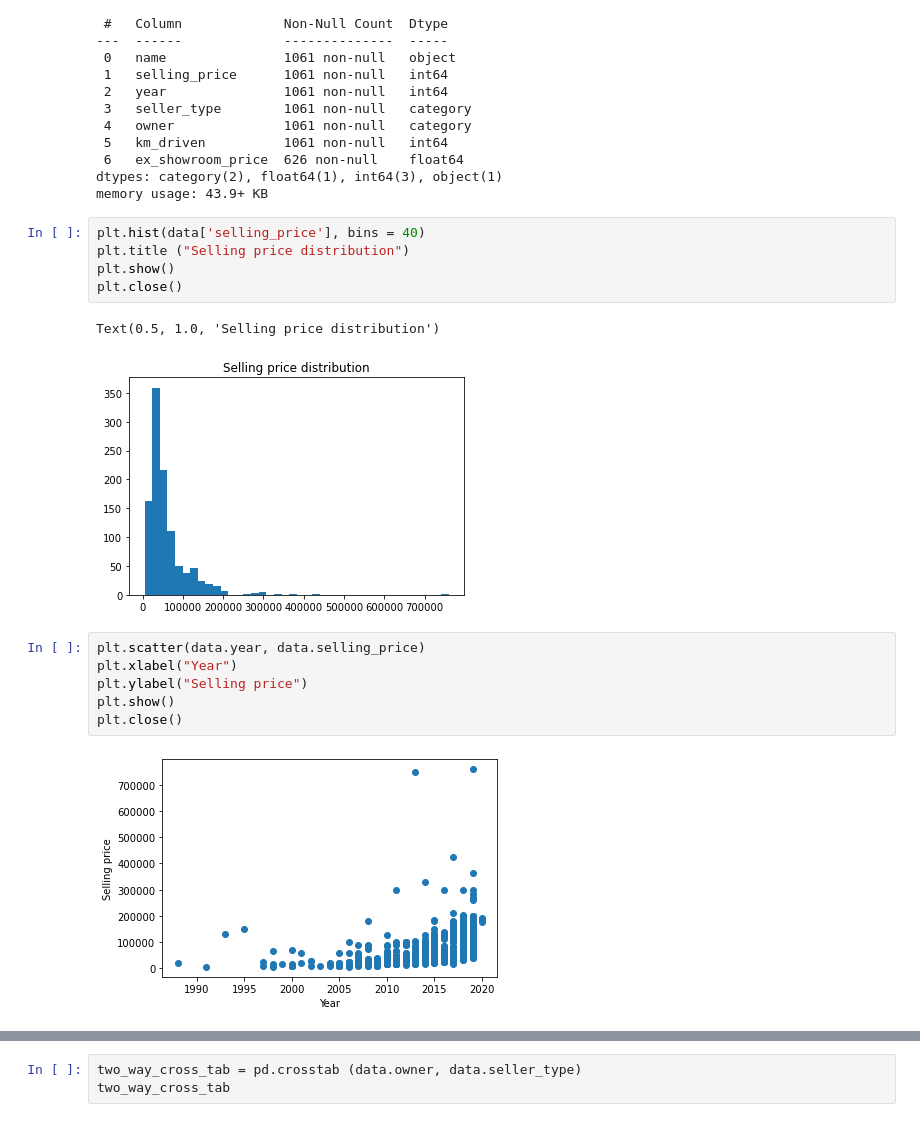
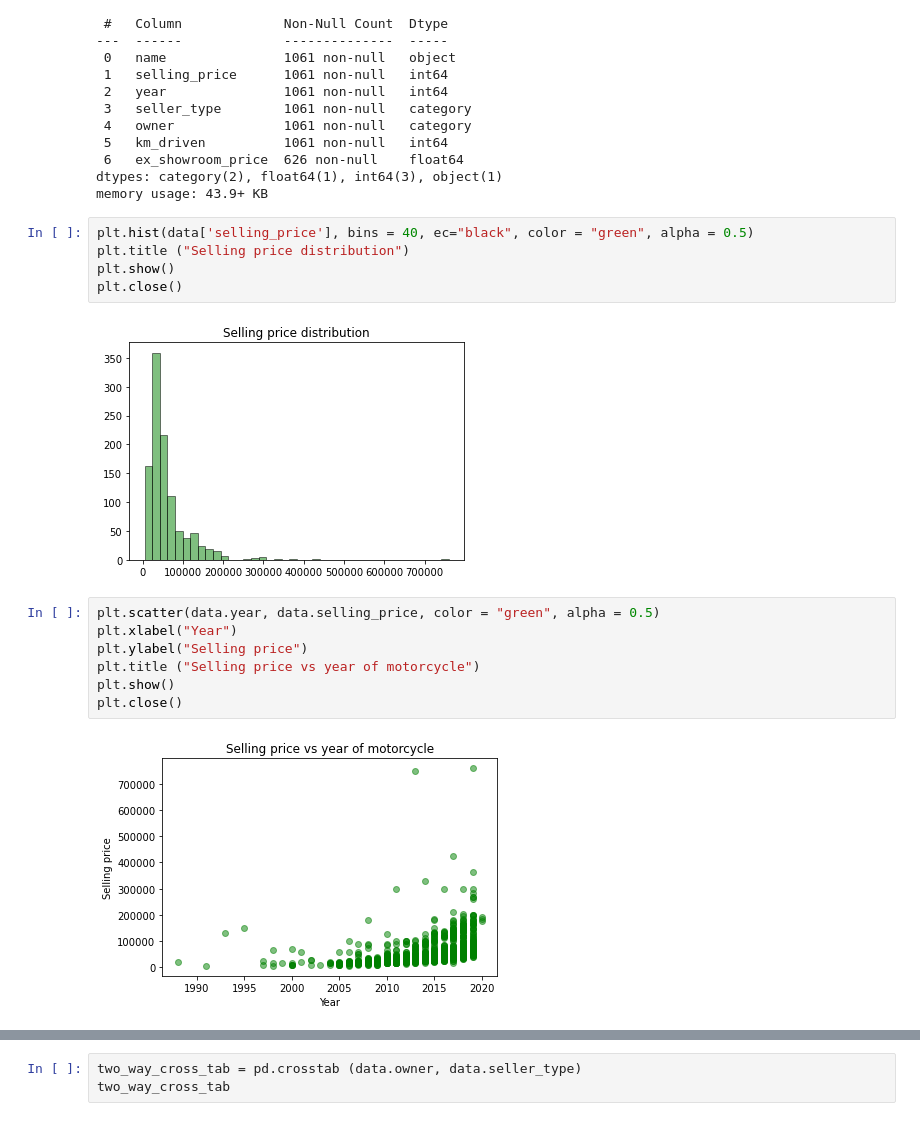
Before and after one commit to peshekhodko/ST590-Project1, a Jupyter notebook: Project1.ipynb, the cells around one changed output, grey strips where cells are left out. Cells and saved outputs as stored; diff of their text form.

Commit message:
Added more graphs

```diff
--- a/Project1.ipynb
+++ b/Project1.ipynb
@@ -51,18 +65,18 @@ Data columns (total 7 columns):
 dtypes: category(2), float64(1), int64(3), object(1)
 memory usage: 43.9+ KB
 # %%
-plt.hist(data['selling_price'], bins = 40)
+plt.hist(data['selling_price'], bins = 40, ec="black", color = "green", alpha = 0.5)
 plt.title ("Selling price distribution")
 plt.show()
 plt.close()
 # %% [output]
-Text(0.5, 1.0, 'Selling price distribution')
-[figure, old version]
+[figure, new version]
 # %%
-plt.scatter(data.year, data.selling_price)
+plt.scatter(data.year, data.selling_price, color = "green", alpha = 0.5)
 plt.xlabel("Year")
 plt.ylabel("Selling price")
+plt.title ("Selling price vs year of motorcycle")
 plt.show()
 plt.close()
 # %% [output]
-[figure, old version]
+[figure, new version]
```
Also changed, not shown: parts of 11 cells of this notebook.
